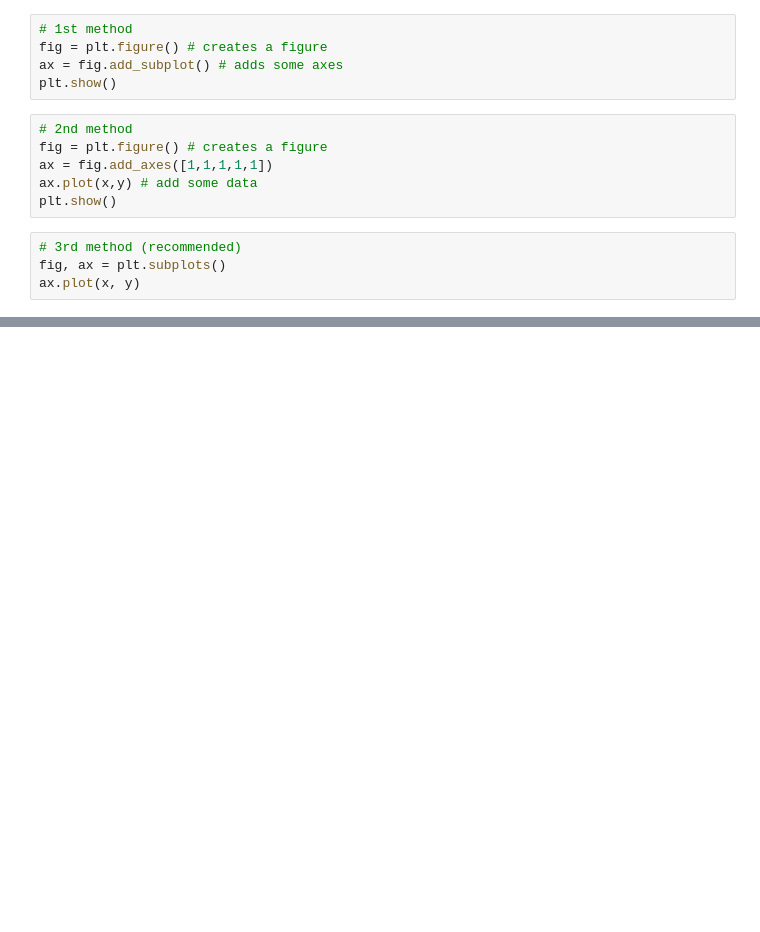
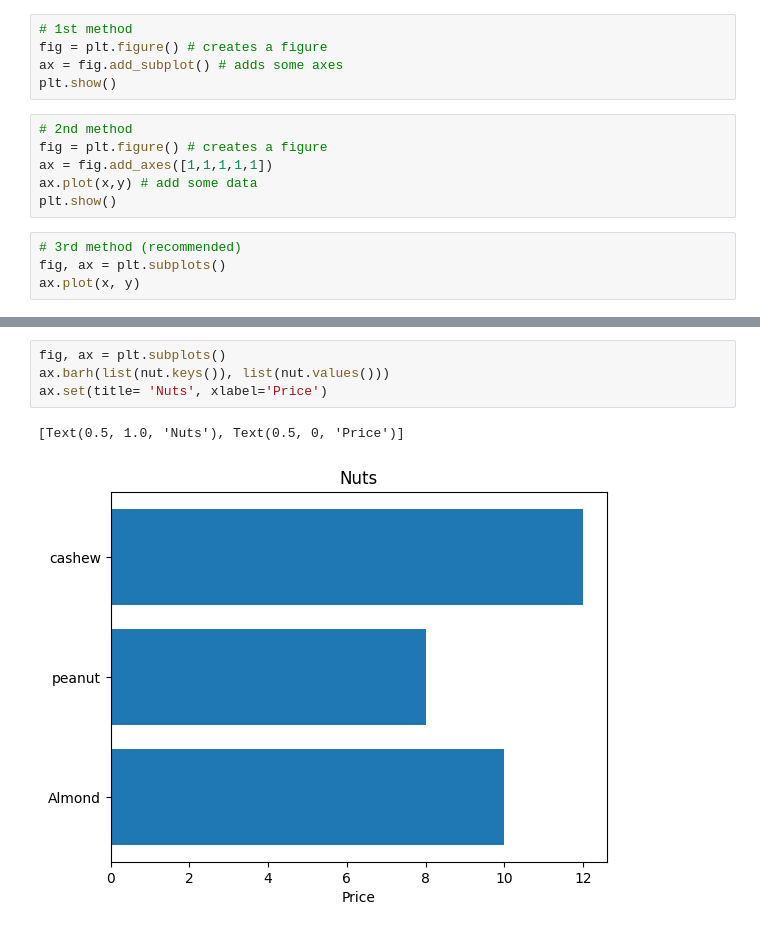
Before and after one commit to JanaAlhumaidan/Notes, a Jupyter notebook: Matplotlib.ipynb, the cells around one changed output, grey strips where cells are left out. Drawn from its saved outputs; the diff is of its cells as text; blank space fills up the shorter version.

```diff
--- a/Matplotlib.ipynb
+++ b/Matplotlib.ipynb
@@ -27,0 +55,7 @@ x["columnName"].plot() # if I want a specific column
+# %%
+fig, ax = plt.subplots()
+ax.barh(list(nut.keys()), list(nut.values()))
+ax.set(title= 'Nuts', xlabel='Price')
+# %% [output]
+[Text(0.5, 1.0, 'Nuts'), Text(0.5, 0, 'Price')]
+[figure, added]
```
Also changed, not shown: parts of 13 cells of this notebook.
